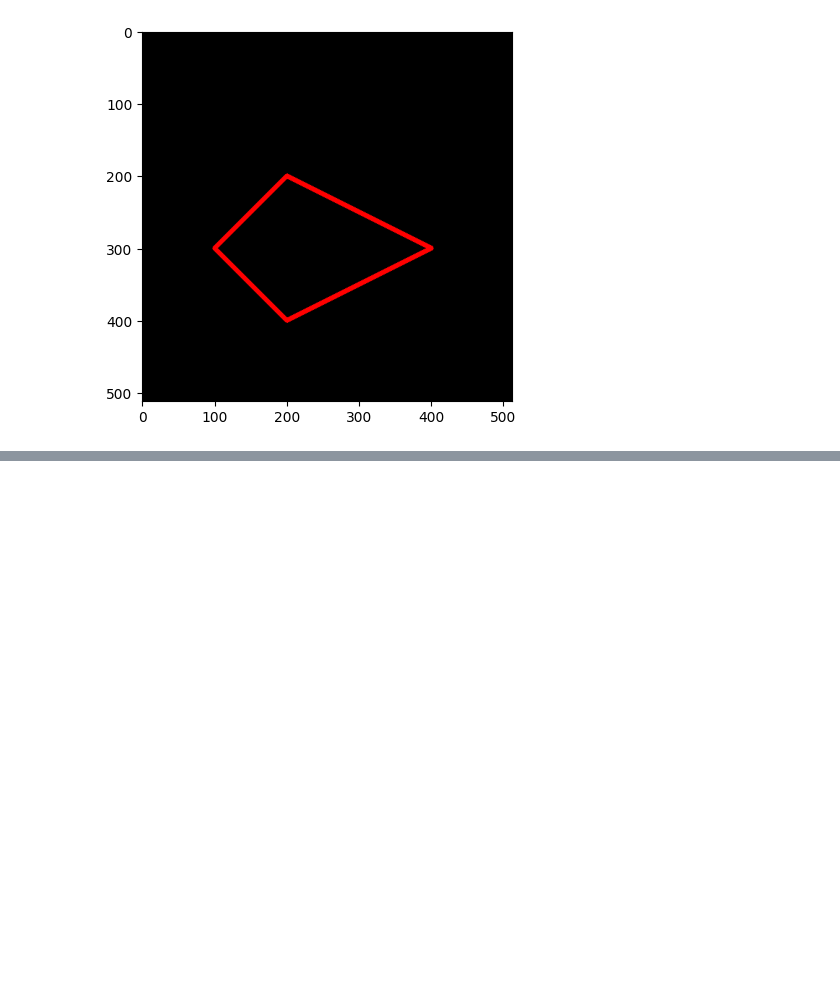
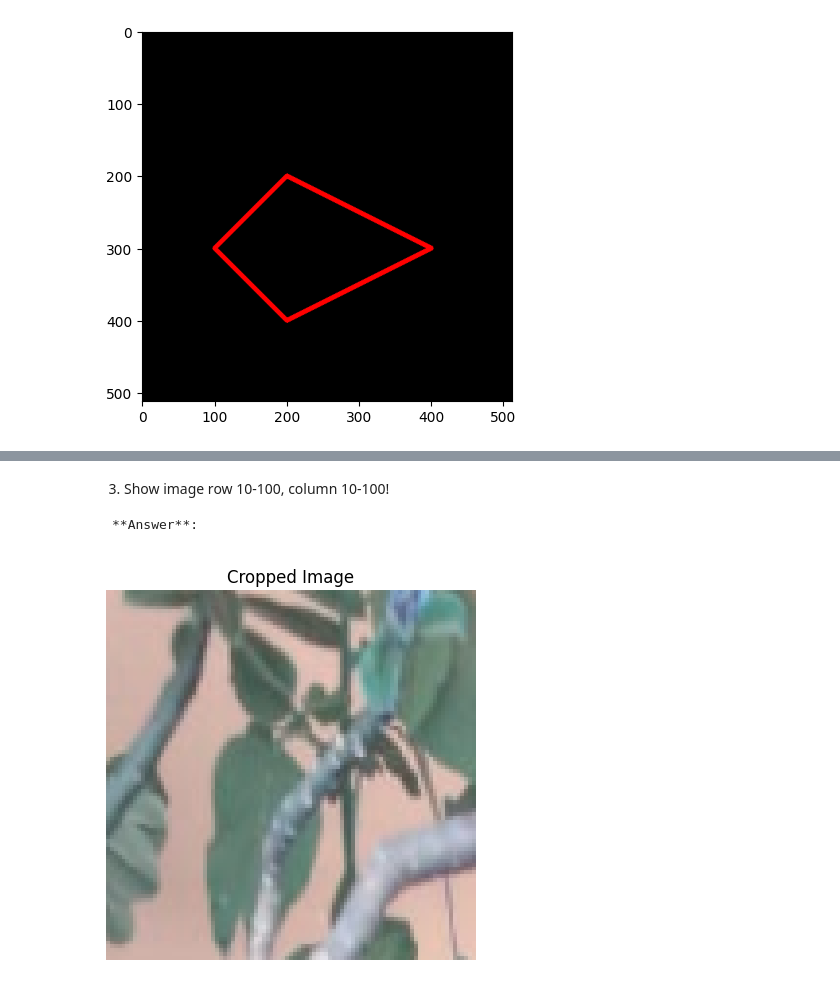
Before and after one commit to faradishaldina/Faradisha_PCVK, a Jupyter notebook: Week_2.ipynb, the cells around one changed output, grey strips where cells are left out. Cells and saved outputs as stored; diff of their text form; code cells hidden in the pictures; blank space fills up the shorter version.

```diff
--- a/Week_2.ipynb
+++ b/Week_2.ipynb
@@ -165,0 +217,18 @@ The line from skimage import io is used to import the io module from the scikit-
+# %% [markdown]
+  3. Show image row 10-100, column 10-100!
+
+    **Answer**:
+# %%
+img7 = img4
+
+# Take part of the image (rows 20-115, columns 25-120)
+cropped_image = img7[20:115, 25:120]
+
+# Show the cropped image
+plt.imshow(cv.cvtColor(cropped_image, cv.COLOR_BGR2RGB))
+plt.title('Cropped Image')
+plt.axis('off')  # To remove the wick
+
+plt.show()
+# %% [output]
+[figure, added]
```
Also changed, not shown: parts of 9 cells of this notebook.
